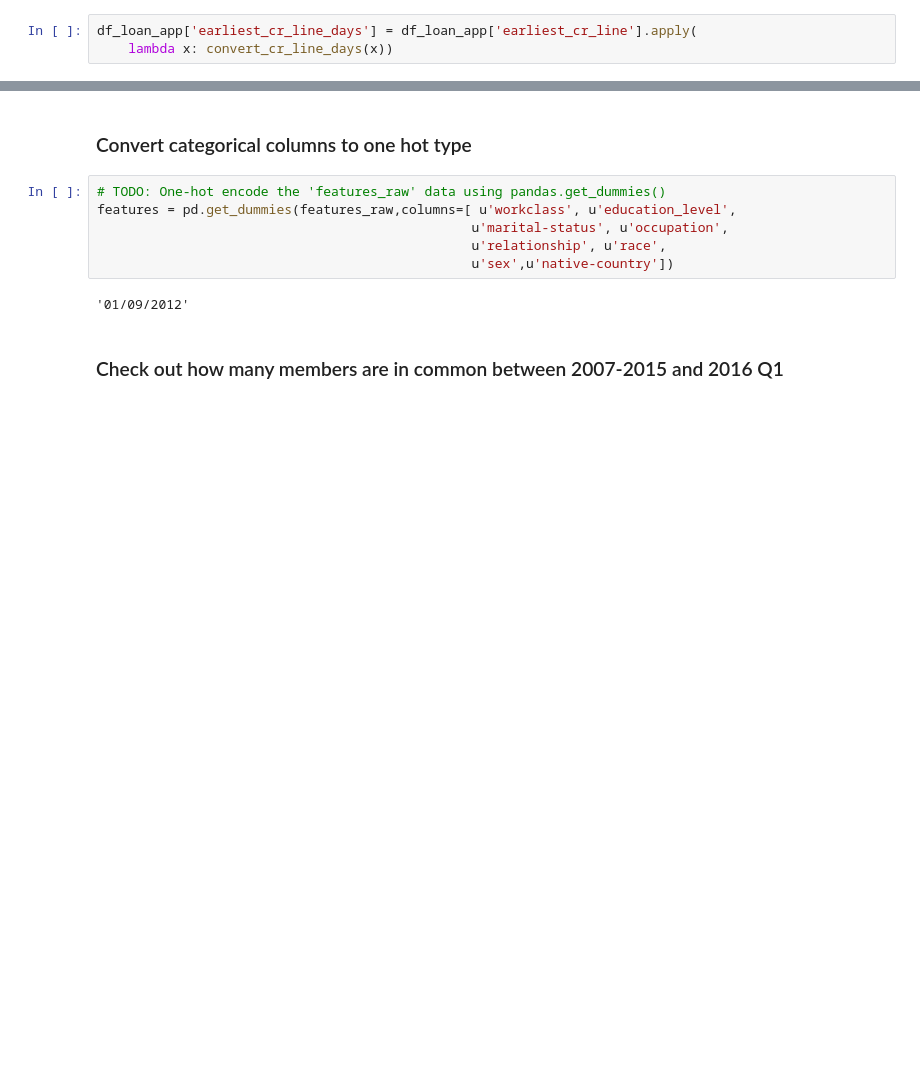
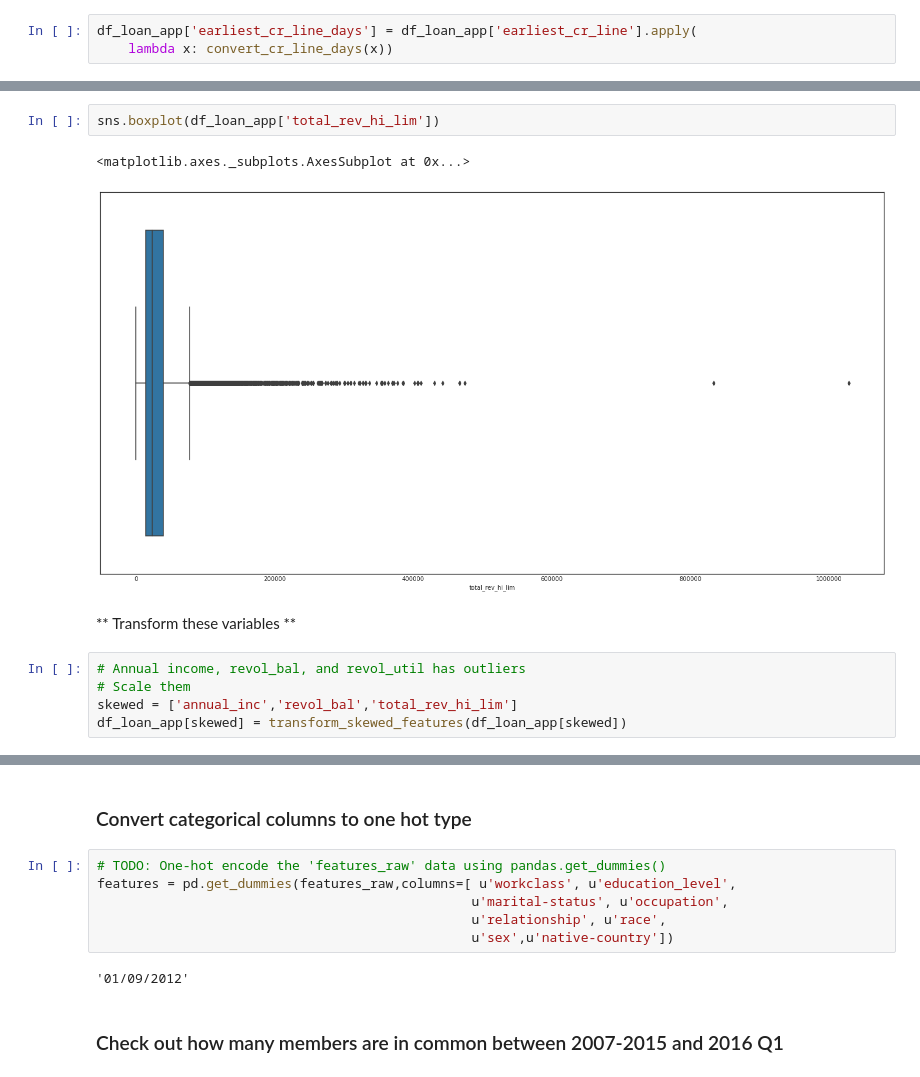
Before and after one commit to vijayshankarv/kaggle, a Jupyter notebook: lending-club/Lending-club-exploration.ipynb, the cells around one changed output, grey strips where cells are left out. Cells and saved outputs as stored; diff of their text form; blank space fills up the shorter version.

```diff
--- a/lending-club/Lending-club-exploration.ipynb
+++ b/lending-club/Lending-club-exploration.ipynb
@@ -1018,0 +1049,12 @@ Name: earliest_cr_line, dtype: float64
+# %%
+sns.boxplot(df_loan_app['total_rev_hi_lim'])
+# %% [output]
+<matplotlib.axes._subplots.AxesSubplot at 0x...>
+[figure, added]
+# %% [markdown]
+** Transform these variables **
+# %%
+# Annual income, revol_bal, and revol_util has outliers
+# Scale them
+skewed = ['annual_inc','revol_bal','total_rev_hi_lim']
+df_loan_app[skewed] = transform_skewed_features(df_loan_app[skewed])
```
Also changed, not shown: parts of 38 cells of this notebook.
